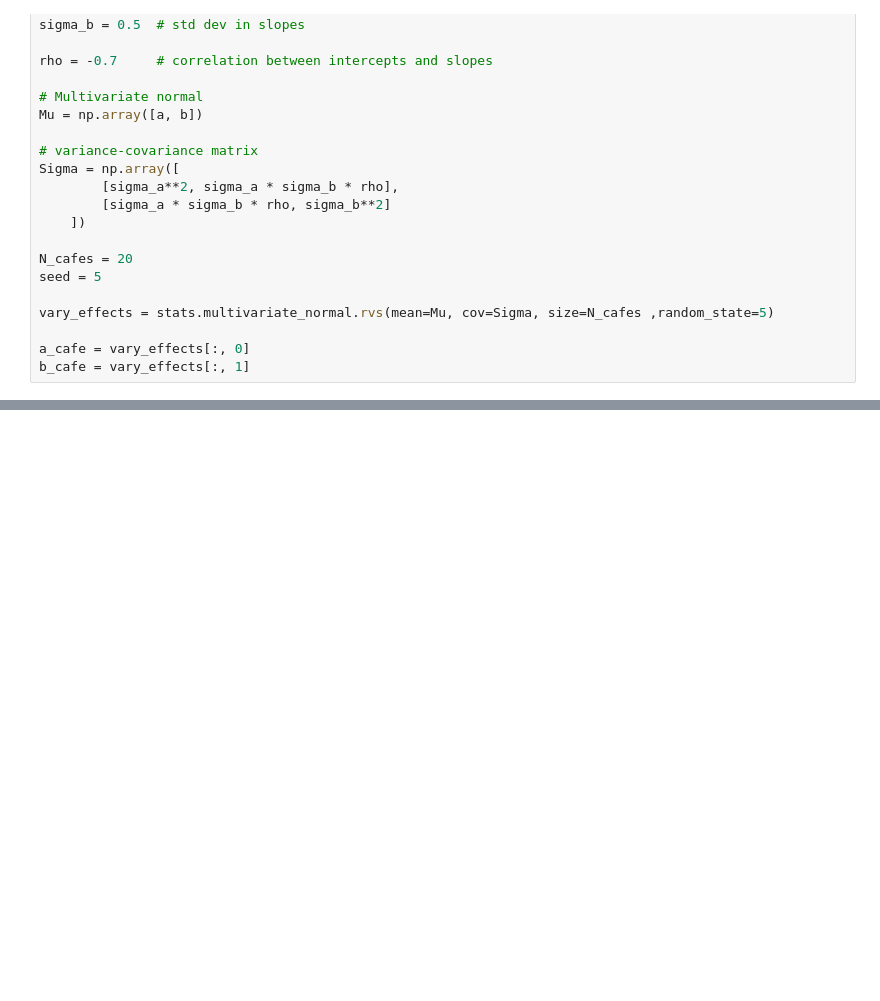
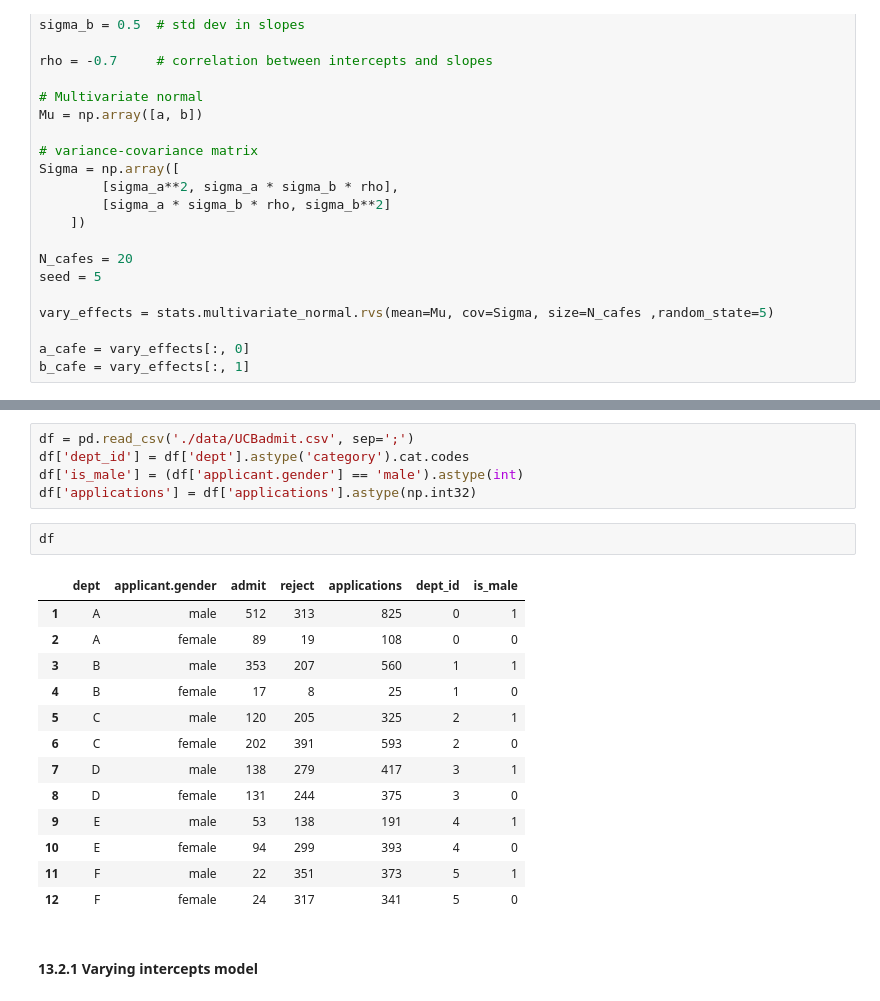
Before and after one commit to haoybl/StatisticalRethinkingPythonWithPyMC, a Jupyter notebook: Statistical Rethinking - Chapter 13.ipynb, the cells around one changed output, grey strips where cells are left out. Cells and saved outputs as stored; diff of their text form; blank space fills up the shorter version.

```diff
--- a/Statistical Rethinking - Chapter 13.ipynb
+++ b/Statistical Rethinking - Chapter 13.ipynb
@@ -63,0 +85,23 @@ plt.show()
+# %%
+df = pd.read_csv('./data/UCBadmit.csv', sep=';')
+df['dept_id'] = df['dept'].astype('category').cat.codes
+df['is_male'] = (df['applicant.gender'] == 'male').astype(int)
+df['applications'] = df['applications'].astype(np.int32)
+# %%
+df
+# %% [output]
+|  | dept | applicant.gender | admit | reject | applications | dept_id | is_male |
+| 1 | A | male | 512 | 313 | 825 | 0 | 1 |
+| 2 | A | female | 89 | 19 | 108 | 0 | 0 |
+| 3 | B | male | 353 | 207 | 560 | 1 | 1 |
+| 4 | B | female | 17 | 8 | 25 | 1 | 0 |
+| 5 | C | male | 120 | 205 | 325 | 2 | 1 |
+| 6 | C | female | 202 | 391 | 593 | 2 | 0 |
+| 7 | D | male | 138 | 279 | 417 | 3 | 1 |
+| 8 | D | female | 131 | 244 | 375 | 3 | 0 |
+| 9 | E | male | 53 | 138 | 191 | 4 | 1 |
+| 10 | E | female | 94 | 299 | 393 | 4 | 0 |
+| 11 | F | male | 22 | 351 | 373 | 5 | 1 |
+| 12 | F | female | 24 | 317 | 341 | 5 | 0 |
+# %% [markdown]
+#### 13.2.1 Varying intercepts model
```
Also changed, not shown: parts of 14 cells of this notebook.
